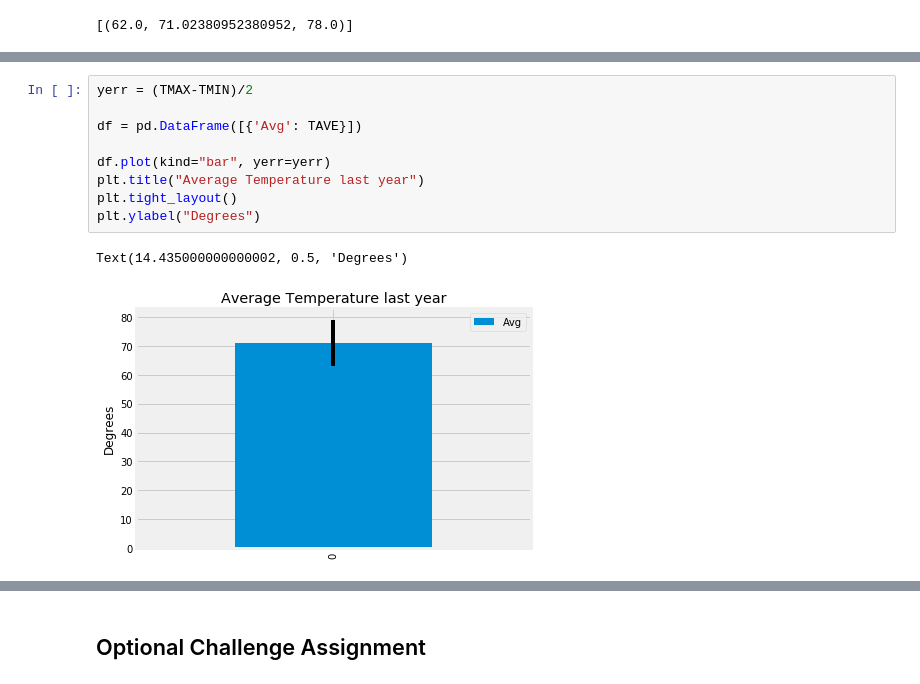
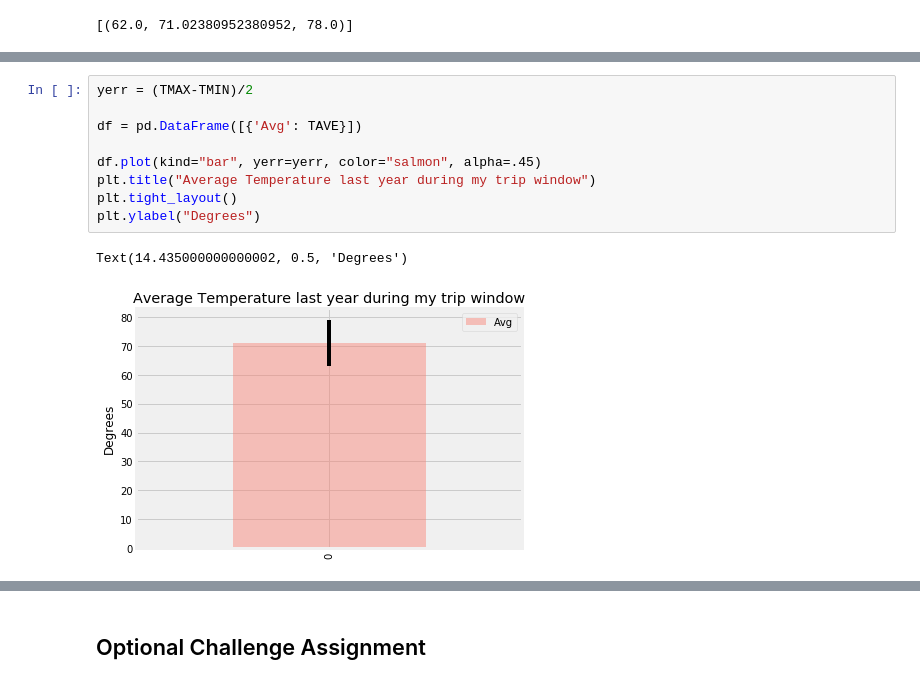
Before and after one commit to abilski2013/sqlalchemy-challenge, a Jupyter notebook: climate_final.ipynb, the cells around one changed output, grey strips where cells are left out. Saved outputs shown, nothing was run; the diff lists cells and outputs as text.

```diff
--- a/climate_final.ipynb
+++ b/climate_final.ipynb
@@ -307,13 +234,13 @@ trip_temps
 # %%
 yerr = (TMAX-TMIN)/2
 
 df = pd.DataFrame([{'Avg': TAVE}])
 
-df.plot(kind="bar", yerr=yerr)
-plt.title("Average Temperature last year")
+df.plot(kind="bar", yerr=yerr, color="salmon", alpha=.45)
+plt.title("Average Temperature last year during my trip window")
 plt.tight_layout()
 plt.ylabel("Degrees")
 # %% [output]
 Text(14.435000000000002, 0.5, 'Degrees')
-[figure, old version]
+[figure, new version]
 # %%
```
Also changed, not shown: parts of 22 cells of this notebook.
